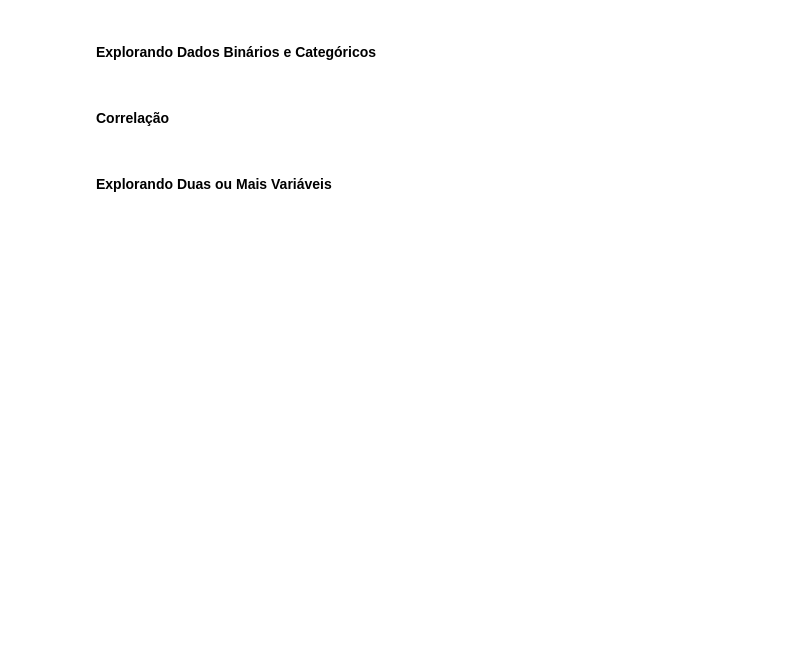
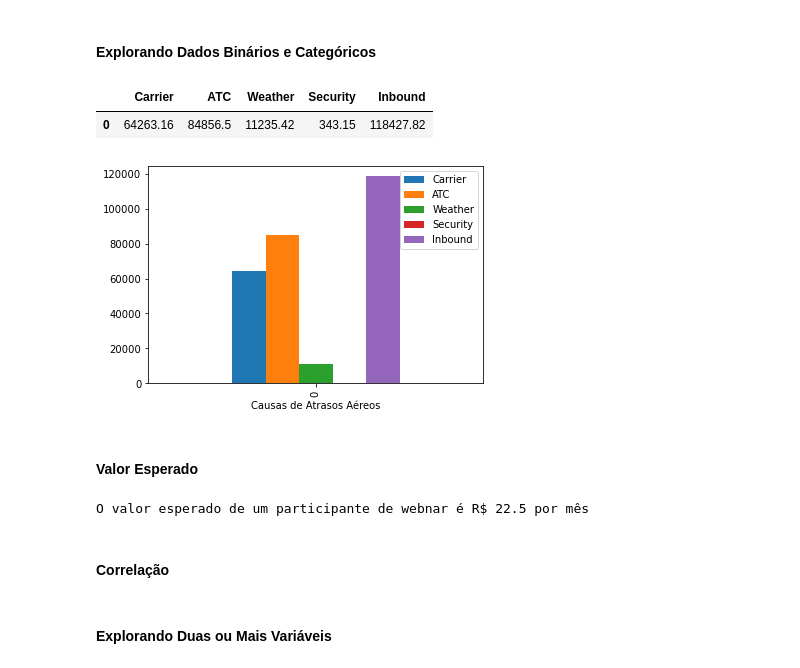
Before and after one commit to thiagoneye/book-statistics_for_data_science, a Jupyter notebook: chap01/chap01.ipynb, the cells around one changed output. Drawn from its saved outputs; the diff is of its cells as text; code cells hidden in the pictures; blank space fills up the shorter version.

```diff
--- a/chap01/chap01.ipynb
+++ b/chap01/chap01.ipynb
@@ -145,5 +170,34 @@ O Boxplot para a População é:
 # %% [markdown]
 #### Explorando Dados Binários e Categóricos
+# %%
+# Exemplo 8
+
+dfw = pd.read_csv('../database/dfw_airline.csv')
+display(dfw)
+
+dfw.plot.bar();
+plt.xlabel('Causas de Atrasos Aéreos');
+# %% [output]
+|  | Carrier | ATC | Weather | Security | Inbound |
+| 0 | 64263.16 | 84856.5 | 11235.42 | 343.15 | 118427.82 |
+[figure, added]
+# %% [markdown]
+#### Valor Esperado
+# %%
+# Exemplo 9
+
+"""
+Um vendedor de uma nova tecnologia de nuvem, por exemplo, oferece dois níveis de serviços, um que custa R$ 300/mês e outro que
+custa R$ 50/mês.
+
+O vendedor oferecee webinars gratuitos para gerar leads, e a empresa percebe que 5% dos participantes assinarão o serviço de
+R$ 300, 15% o de R$ 50, e 80% não assinarão.
+"""
+
+EV = 0.05*300 + 0.15*50 + 0.8*0
+print(f'O valor esperado de um participante de webinar é R$ {EV} por mês')
+# %% [output]
+O valor esperado de um participante de webnar é R$ 22.5 por mês
 # %% [markdown]
 #### Correlação
 # %% [markdown]
```
Also changed, not shown: parts of 6 cells of this notebook, 1 other file.
